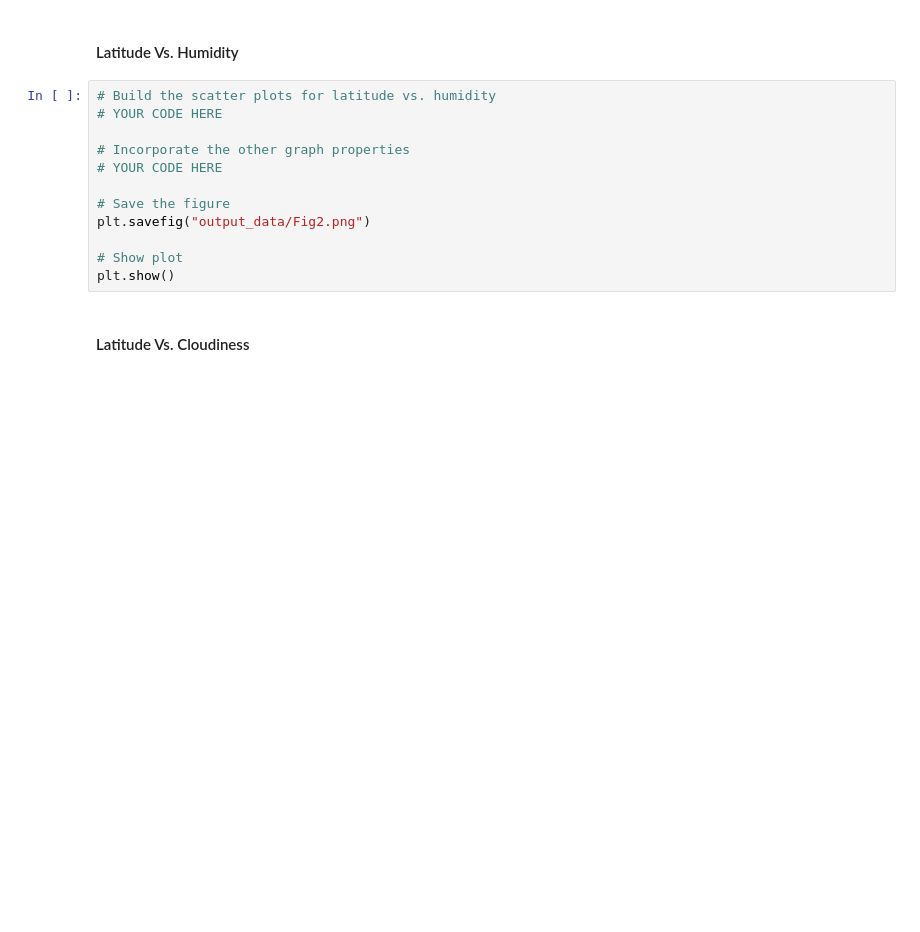
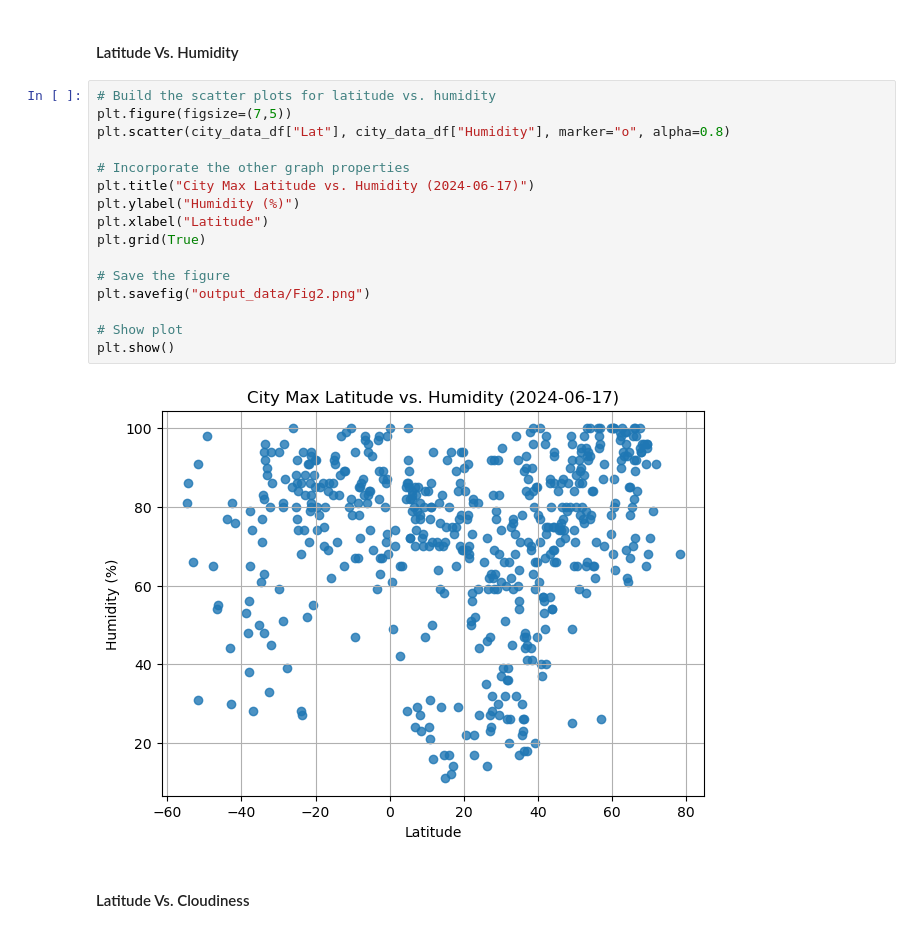
Before and after one commit to DiRo31/python-api-challenge, a Jupyter notebook: WeatherPy/WeatherPy.ipynb, the cells around one changed output. Drawn from its saved outputs; the diff is of its cells as text; blank space fills up the shorter version.

```diff
--- a/WeatherPy/WeatherPy.ipynb
+++ b/WeatherPy/WeatherPy.ipynb
@@ -184,16 +212,22 @@ plt.show()
 #### Latitude Vs. Humidity
 # %%
 # Build the scatter plots for latitude vs. humidity
-# YOUR CODE HERE
+plt.figure(figsize=(7,5))
+plt.scatter(city_data_df["Lat"], city_data_df["Humidity"], marker="o", alpha=0.8)
 
 # Incorporate the other graph properties
-# YOUR CODE HERE
+plt.title("City Max Latitude vs. Humidity (2024-06-17)")
+plt.ylabel("Humidity (%)")
+plt.xlabel("Latitude")
+plt.grid(True)
 
 # Save the figure
 plt.savefig("output_data/Fig2.png")
 
 # Show plot
 plt.show()
+# %% [output]
+[figure, added]
 # %% [markdown]
 #### Latitude Vs. Cloudiness
 # %%
```
Also changed, not shown: parts of 32 cells of this notebook, 5 other files.
